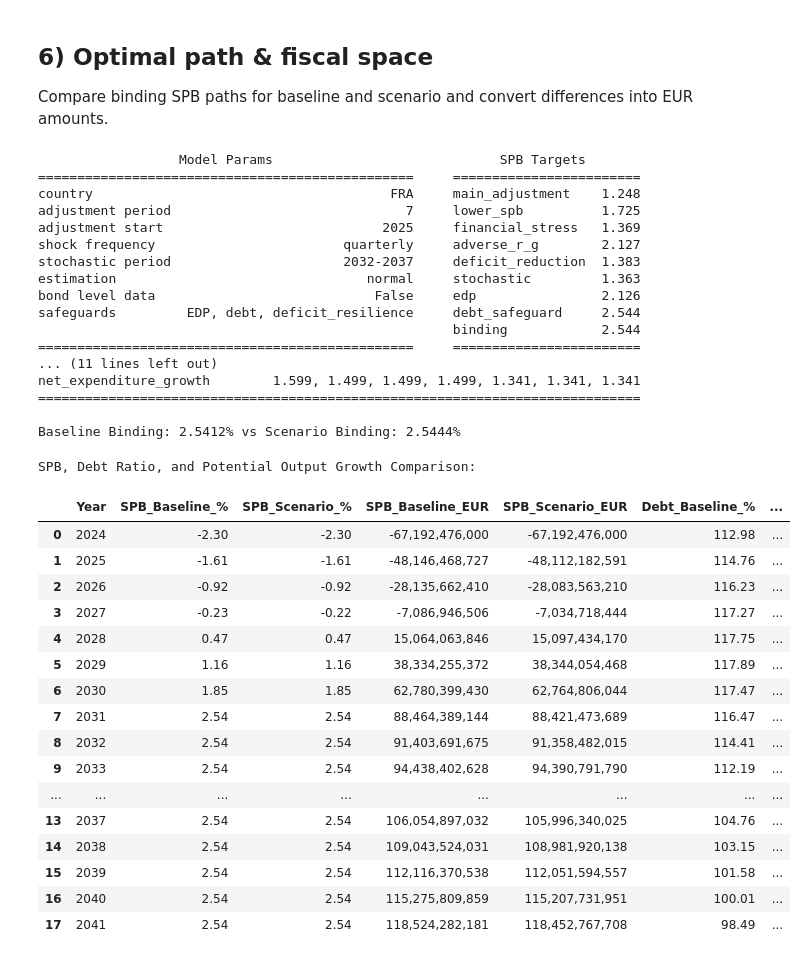
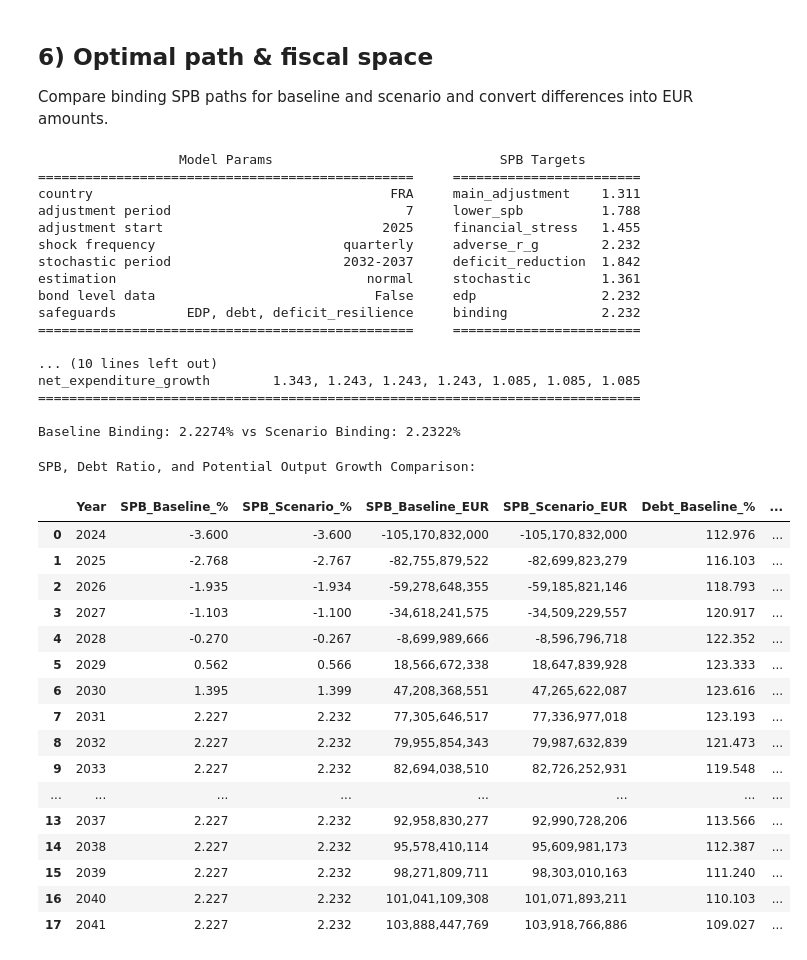
Before and after one commit to dezernatz/eu-fiscal-rules-country-analysis, a Jupyter notebook: FS-DSA_Final_FR.ipynb, the cells around one changed output. Saved outputs shown, nothing was run; the diff lists cells and outputs as text; code cells hidden in the pictures.

```diff
--- a/FS-DSA_Final_FR.ipynb
+++ b/FS-DSA_Final_FR.ipynb
@@ -112,8 +112,8 @@ SPB levels: [-1.7 -1.  -0.3  0.3  1.1  1.8  1.8]
 
 Project the debt ratio with the planned policies, assuming that they will lead to the specified potential output, SPB, and inflation changes/levels specified in the plan.
 # %%
-dsa_fr.spb_bca[0] = -2.3
-dsa_fr.spb[0] = -2.3
+dsa_fr.spb_bca[0] = -3.6
+dsa_fr.spb[0] = -3.6
 apply_mtp_anchors_to_dsa(dsa_fr, anchors=mtp_anchors, inplace=True)
 dsa_fr.growth_driven_preclosure = False
 dsa_fr.project(spb_steps=spb_steps)
@@ -313,21 +313,21 @@ print(f"Baseline Binding: {dsa_bl_opt.spb_bca[7]:.4f}% vs Scenario Binding: {dsa
 # %% [output]
                   Model Params                             SPB Targets
 ================================================     ========================
-country                                      FRA     main_adjustment    1.248
-adjustment period                              7     lower_spb          1.725
-adjustment start                            2025     financial_stress   1.369
-shock frequency                        quarterly     adverse_r_g        2.127
-stochastic period                      2032-2037     deficit_reduction  1.383
-estimation                                normal     stochastic         1.363
-bond level data                            False     edp                2.126
-safeguards         EDP, debt, deficit_resilience     debt_safeguard     2.544
-                                                     binding            2.544
+country                                      FRA     main_adjustment    1.311
+adjustment period                              7     lower_spb          1.788
+adjustment start                            2025     financial_stress   1.455
+shock frequency                        quarterly     adverse_r_g        2.232
+stochastic period                      2032-2037     deficit_reduction  1.842
+estimation                                normal     stochastic         1.361
+bond level data                            False     edp                2.232
+safeguards         EDP, debt, deficit_resilience     binding            2.232
 ================================================     ========================
-... (11 lines left out)
-net_expenditure_growth        1.599, 1.499, 1.499, 1.499, 1.341, 1.341, 1.341
+
+... (10 lines left out)
+net_expenditure_growth        1.343, 1.243, 1.243, 1.243, 1.085, 1.085, 1.085
 =============================================================================
 
-Baseline Binding: 2.5412% vs Scenario Binding: 2.5444%
+Baseline Binding: 2.2274% vs Scenario Binding: 2.2322%
 # %%
 # SPB, Debt Ratio, and Potential Output Growth comparison - Baseline vs Scenario
 
@@ -354,50 +354,50 @@ results = {
     'Year': years,
     'SPB_Baseline_%': [get_pct_values(dsa_bl_opt, y, 'spb_bca') for y in years],
     'SPB_Scenario_%': [get_pct_values(dsa_sce_opt, y, 'spb_bca') for y in years],
     'SPB_Baseline_EUR': [get_eur_values(dsa_bl_opt, y, 'spb_bca') for y in years],
     'SPB_Scenario_EUR': [get_eur_values(dsa_sce_opt, y, 'spb_bca') for y in years],
     'Debt_Baseline_%': [get_pct_values(dsa_bl_opt, y, 'd') for y in years],
     'Debt_Scenario_%': [get_pct_values(dsa_sce_opt, y, 'd') for y in years],
     'PotOut_Growth_Baseline_%': [get_pct_values(dsa_bl_opt, y, 'rg_pot') for y in years],
     'PotOut_Growth_Scenario_%': [get_pct_values(dsa_sce_opt, y, 'rg_pot') for y in years],
 }
 
 # Create DataFrame
 comparison_df = pd.DataFrame(results)
 
 # Calculate differences
 comparison_df['SPB_Diff_%'] = comparison_df['SPB_Scenario_%'] - comparison_df['SPB_Baseline_%']
 comparison_df['SPB_Diff_EUR'] = comparison_df['SPB_Scenario_EUR'] - comparison_df['SPB_Baseline_EUR']
 comparison_df['Debt_Diff_%'] = comparison_df['Debt_Scenario_%'] - comparison_df['Debt_Baseline_%']
 comparison_df['PotOut_Growth_Diff_%'] = comparison_df['PotOut_Growth_Scenario_%'] - comparison_df['PotOut_Growth_Baseline_%']
 
 print("SPB, Debt Ratio, and Potential Output Growth Comparison:")
 # Format EUR columns to show in billions (no scientific notation)
 eur_cols = ['SPB_Baseline_EUR', 'SPB_Scenario_EUR', 'SPB_Diff_EUR']
 comparison_df_display = comparison_df.copy()
 for col in eur_cols:
     comparison_df_display[col] = comparison_df_display[col].apply(lambda x: f"{x:,.0f}" if pd.notnull(x) else "")
 
-display(comparison_df_display.round(2))
+display(comparison_df_display.round(3))
 # %% [output]
 SPB, Debt Ratio, and Potential Output Growth Comparison:
 |  | Year | SPB_Baseline_% | SPB_Scenario_% | SPB_Baseline_EUR | SPB_Scenario_EUR | Debt_Baseline_% | ... |
-| 0 | 2024 | -2.30 | -2.30 | -67,192,476,000 | -67,192,476,000 | 112.98 | ... |
-| 1 | 2025 | -1.61 | -1.61 | -48,146,468,727 | -48,112,182,591 | 114.76 | ... |
-| 2 | 2026 | -0.92 | -0.92 | -28,135,662,410 | -28,083,563,210 | 116.23 | ... |
-| 3 | 2027 | -0.23 | -0.22 | -7,086,946,506 | -7,034,718,444 | 117.27 | ... |
-| 4 | 2028 | 0.47 | 0.47 | 15,064,063,846 | 15,097,434,170 | 117.75 | ... |
-| 5 | 2029 | 1.16 | 1.16 | 38,334,255,372 | 38,344,054,468 | 117.89 | ... |
-| 6 | 2030 | 1.85 | 1.85 | 62,780,399,430 | 62,764,806,044 | 117.47 | ... |
-| 7 | 2031 | 2.54 | 2.54 | 88,464,389,144 | 88,421,473,689 | 116.47 | ... |
-| 8 | 2032 | 2.54 | 2.54 | 91,403,691,675 | 91,358,482,015 | 114.41 | ... |
-| 9 | 2033 | 2.54 | 2.54 | 94,438,402,628 | 94,390,791,790 | 112.19 | ... |
+| 0 | 2024 | -3.600 | -3.600 | -105,170,832,000 | -105,170,832,000 | 112.976 | ... |
+| 1 | 2025 | -2.768 | -2.767 | -82,755,879,522 | -82,699,823,279 | 116.103 | ... |
+| 2 | 2026 | -1.935 | -1.934 | -59,278,648,355 | -59,185,821,146 | 118.793 | ... |
+| 3 | 2027 | -1.103 | -1.100 | -34,618,241,575 | -34,509,229,557 | 120.917 | ... |
+| 4 | 2028 | -0.270 | -0.267 | -8,699,989,666 | -8,596,796,718 | 122.352 | ... |
+| 5 | 2029 | 0.562 | 0.566 | 18,566,672,338 | 18,647,839,928 | 123.333 | ... |
+| 6 | 2030 | 1.395 | 1.399 | 47,208,368,551 | 47,265,622,087 | 123.616 | ... |
+| 7 | 2031 | 2.227 | 2.232 | 77,305,646,517 | 77,336,977,018 | 123.193 | ... |
+| 8 | 2032 | 2.227 | 2.232 | 79,955,854,343 | 79,987,632,839 | 121.473 | ... |
+| 9 | 2033 | 2.227 | 2.232 | 82,694,038,510 | 82,726,252,931 | 119.548 | ... |
 | ... | ... | ... | ... | ... | ... | ... | ... |
-| 13 | 2037 | 2.54 | 2.54 | 106,054,897,032 | 105,996,340,025 | 104.76 | ... |
-| 14 | 2038 | 2.54 | 2.54 | 109,043,524,031 | 108,981,920,138 | 103.15 | ... |
-| 15 | 2039 | 2.54 | 2.54 | 112,116,370,538 | 112,051,594,557 | 101.58 | ... |
-| 16 | 2040 | 2.54 | 2.54 | 115,275,809,859 | 115,207,731,951 | 100.01 | ... |
-| 17 | 2041 | 2.54 | 2.54 | 118,524,282,181 | 118,452,767,708 | 98.49 | ... |
+| 13 | 2037 | 2.227 | 2.232 | 92,958,830,277 | 92,990,728,206 | 113.566 | ... |
+| 14 | 2038 | 2.227 | 2.232 | 95,578,410,114 | 95,609,981,173 | 112.387 | ... |
+| 15 | 2039 | 2.227 | 2.232 | 98,271,809,711 | 98,303,010,163 | 111.240 | ... |
+| 16 | 2040 | 2.227 | 2.232 | 101,041,109,308 | 101,071,893,211 | 110.103 | ... |
+| 17 | 2041 | 2.227 | 2.232 | 103,888,447,769 | 103,918,766,886 | 109.027 | ... |
 # %%
 
 # Save the comparison dataframe for France
```
Also changed, not shown: parts of 3 cells of this notebook, 1 other file.
